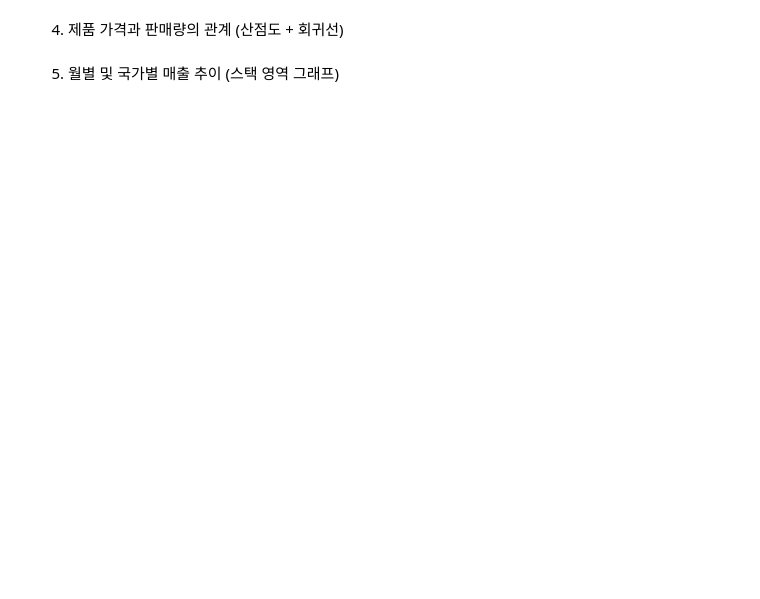
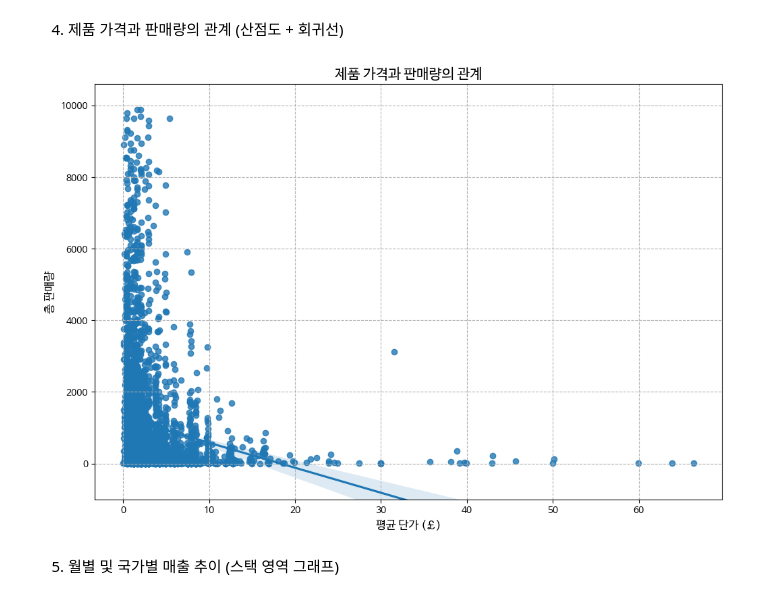
Before and after one commit to khkim82004-star/Data-Analysis-with-Open-Source, a Jupyter notebook: 오픈소스_데이터_분석_11강.ipynb, the cells around one changed output. Saved outputs shown, nothing was run; the diff lists cells and outputs as text; code cells hidden in the pictures; blank space fills up the shorter version.

```diff
--- a/오픈소스_데이터_분석_11강.ipynb
+++ b/오픈소스_데이터_분석_11강.ipynb
@@ -475,28 +519,31 @@ plt.show()
 # %%
 ## 제품별 평균 단가 및 총 판매량 계산
 product_price_quantity = retail_data_clean.groupby('StockCode').agg({
     'UnitPrice': 'mean',
     'Quantity': 'sum'
 }).reset_index()
 
 ## 이상치 제거 (가격 100 미만, 판매량 10000 미만)
 filtered_products = product_price_quantity[
   (product_price_quantity['UnitPrice'] < 100) &
   (product_price_quantity['Quantity'] < 10000)
 ]
 
 ## 가격과 판매량의 관계 시각화 (회귀선 포함 산점도)
 plt.figure(figsize=(12, 8))
+
 # seaborn의 regplot을 이용하여 회귀선 포함 산점도를 출력
-
+sns.regplot(x='UnitPrice', y='Quantity', data=filtered_products)
 
 ## 그래프 제목 및 축 레이블 설정
 plt.title('제품 가격과 판매량의 관계', fontsize=15)
 plt.xlabel('평균 단가 (£)', fontsize=12)
 plt.ylabel('총 판매량', fontsize=12)
 plt.ylim(-1000, None) ## y축 시작점 설정
 plt.grid(linestyle='--') ## 그리드 추가
 plt.show()
+# %% [output]
+[figure, added]
 # %% [markdown]
 5. 월별 및 국가별 매출 추이 (스택 영역 그래프)
 # %%
```
Also changed, not shown: parts of 6 cells of this notebook.
